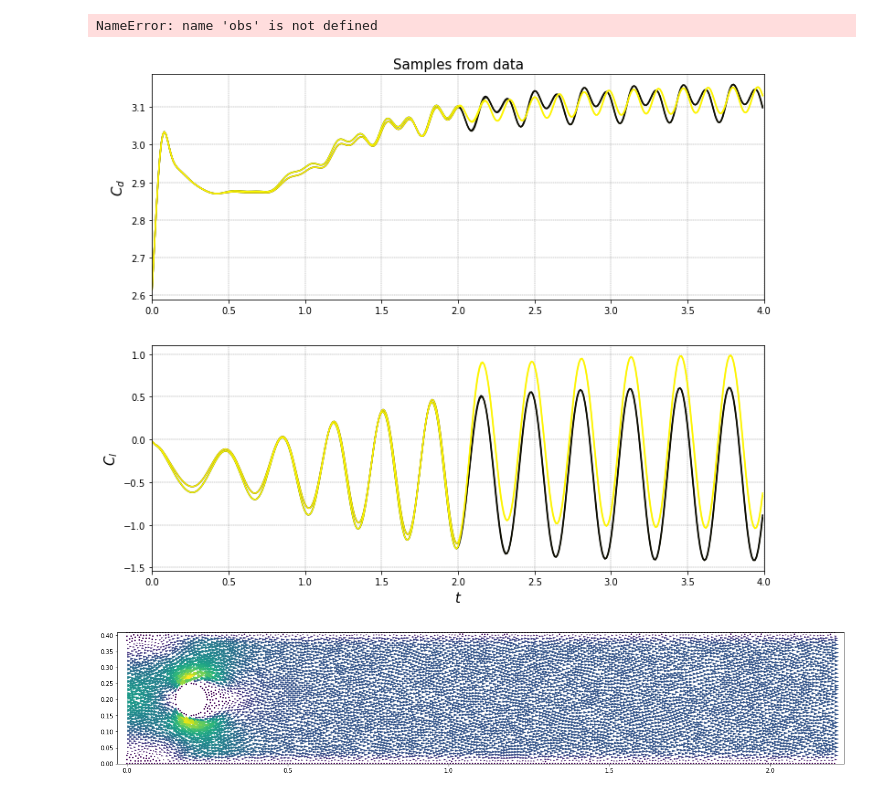
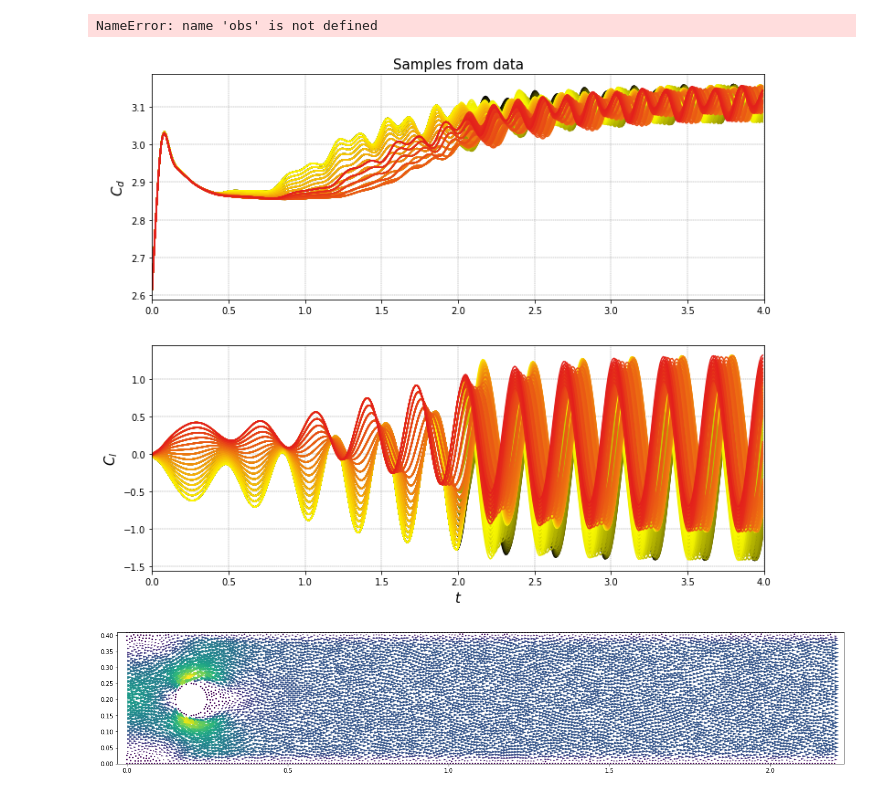
Before and after one commit to AsamaKiseto/Cylinder_Env, a Jupyter notebook: nse/1_data_gen.ipynb, the cells around one changed output. Cells and saved outputs as stored; diff of their text form; code cells hidden in the pictures.

```diff
--- a/nse/1_data_gen.ipynb
+++ b/nse/1_data_gen.ipynb
@@ -132,35 +127,35 @@ NameError: name 'obs' is not defined
 # %%
 # load data
 data, _, Cd, Cl, ang_vel = torch.load('data/nse_data')
 
 # data param
 ny = data.shape[2]
 nx = data.shape[3]
 s = data.shape[2] * data.shape[3]     # ny * nx
 N0 = data.shape[0]                    # num of data sets
 nt = data.shape[1] - 1             # nt
 t = np.arange(nt) * 0.01
 
 plt.figure(figsize=(12,10))
 ax1 = plt.subplot2grid((2, 2), (0, 0), colspan=2)
 ax2 = plt.subplot2grid((2, 2), (1, 0), colspan=2)
 
-Ns = np.array([0, 8, 128, 136])
+Ns = np.arange(256)
 for k in Ns:
     ax1.set_title('Samples from data', size=15)
     ax1.plot(t, Cd[k], color=cmap(k/(N0+1)))
     ax1.grid(True, lw=0.4, ls="--", c=".50")
     ax1.set_xlim(0, 4)
     ax1.set_ylabel(r"$C_d$", fontsize=15)
 
 
     ax2.plot(t, Cl[k], color=cmap(k/(N0+1)))
     ax2.grid(True, lw=0.4, ls="--", c=".50")
     ax2.set_ylabel(r"$C_l$", fontsize=15)
     ax2.set_xlabel(r"$t$", fontsize=15)
     ax2.set_xlim(0, 4)
 # %% [output]
-[figure, old version]
+[figure, new version]
 # %%
 # draw vel and pressure of data loaded
 
```
Also changed, not shown: parts of 1 cell of this notebook, 4 other files.
